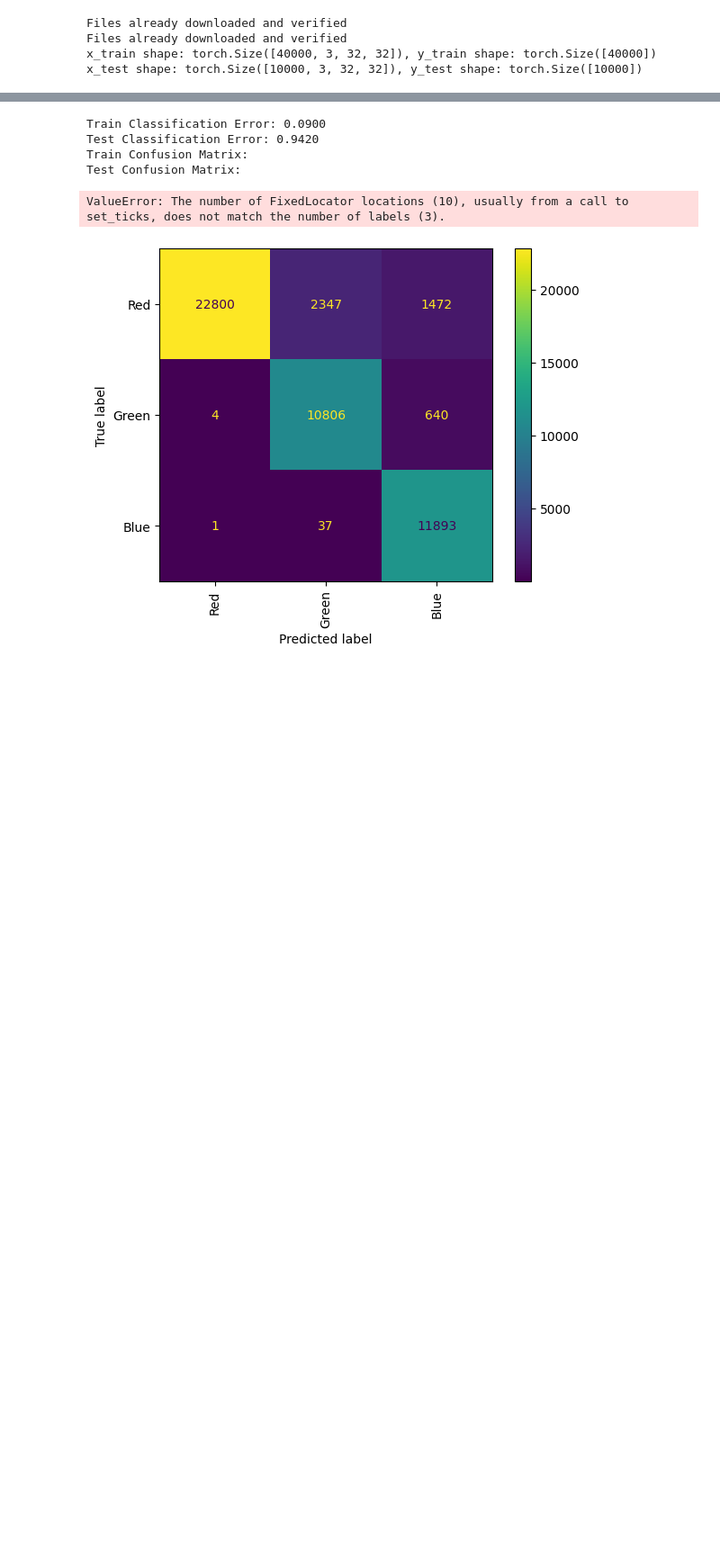
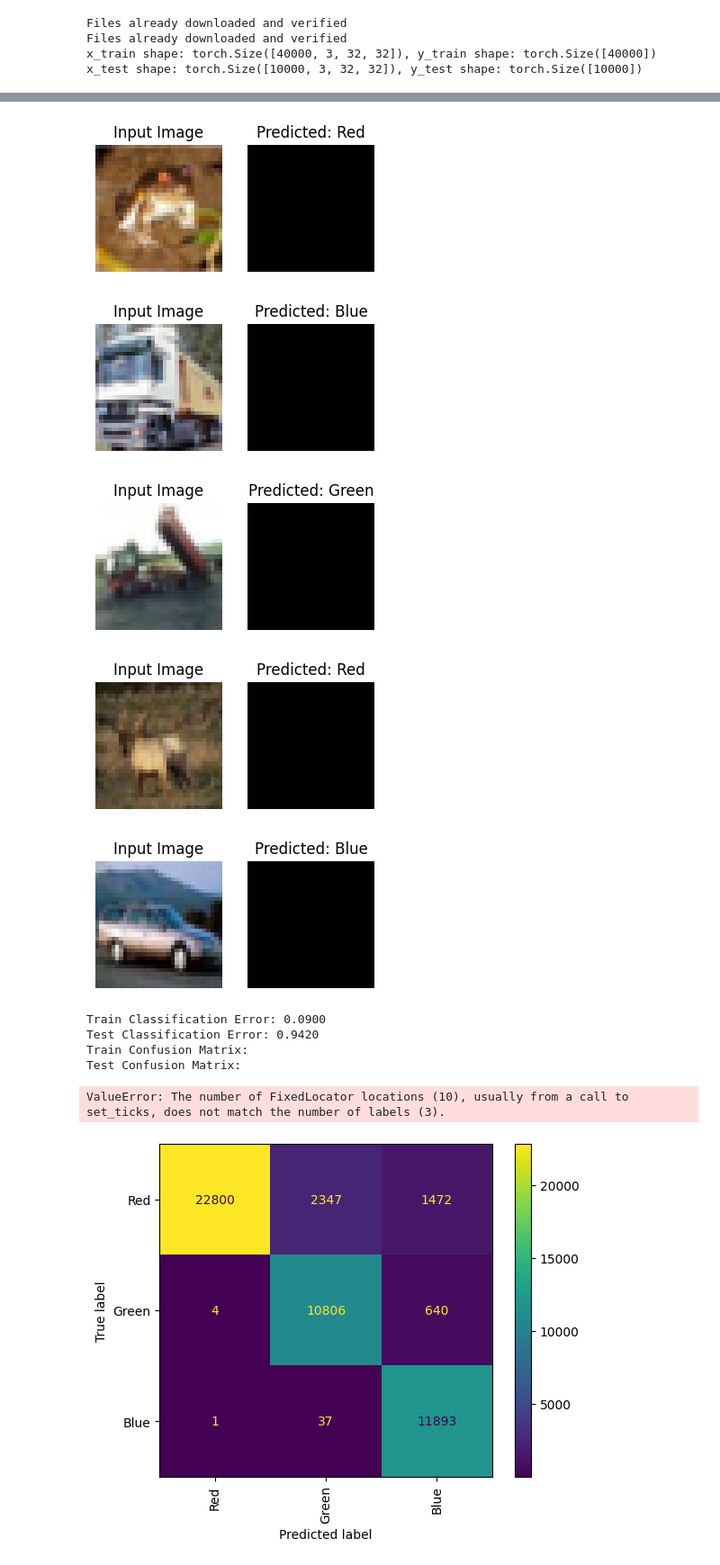
Before and after one commit to DM-GY-9103-intro-to-ML-nyu/ML-Final-Collab-, a Jupyter notebook: cifar.ipynb, the cells around one changed output, grey strips where cells are left out. Shown at 90% size. Cells and saved outputs as stored; diff of their text form; code cells hidden in the pictures; blank space fills up the shorter version.

Commit message:
trying new thing - finding dominant color

```diff
--- a/cifar.ipynb
+++ b/cifar.ipynb
@@ -395,3 +406,42 @@ Epoch [2/2], Loss: 0.0981
+# %%
+import matplotlib.pyplot as plt
+
+def visualize_dominant_colors(model, dataset, num_samples=5):
+    model.eval()  # Ensure the model is in evaluation mode
+    colors = {"Red": (1, 0, 0), "Green": (0, 1, 0), "Blue": (0, 0, 1)}  # RGB tuples for visualization
+
+    for i in range(num_samples):
+        # Select a sample image and its label
+        image, true_label = dataset[i]
+        with torch.no_grad():
+            prediction = model(image.unsqueeze(0)).argmax(dim=1).item()  # Predict the class
+
+        # Get the predicted color
+        predicted_color_name = list(colors.keys())[prediction]
+        predicted_color_rgb = colors[predicted_color_name]
+
+        # Plot the input image and the predicted color
+        plt.figure(figsize=(4, 2))
+        plt.subplot(1, 2, 1)
+        plt.imshow(image.permute(1, 2, 0).numpy())  # Convert (C, H, W) to (H, W, C)
+        plt.title("Input Image")
+        plt.axis("off")
+
+        plt.subplot(1, 2, 2)
+        plt.imshow([[predicted_color_rgb]])  # Visualize the predicted color using RGB tuple
+        plt.title(f"Predicted: {predicted_color_name}")
+        plt.axis("off")
+
+        plt.show()
+
+# Visualize predictions after training
+visualize_dominant_colors(model, dominant_dataset)
+# %% [output]
+[figure, added]
+[figure, added]
+[figure, added]
+[figure, added]
+[figure, added]
 # %%
 from data_utils import classification_error, display_confusion_matrix
 
```
Also changed, not shown: parts of 5 cells of this notebook.
